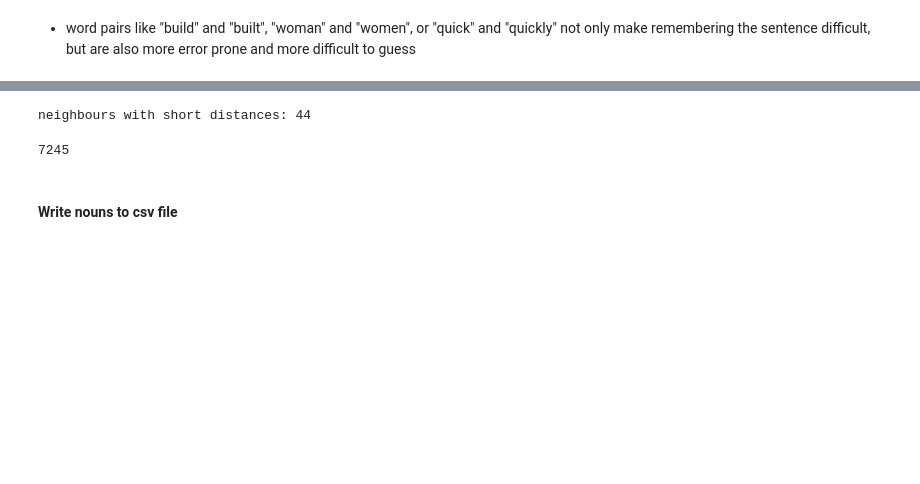
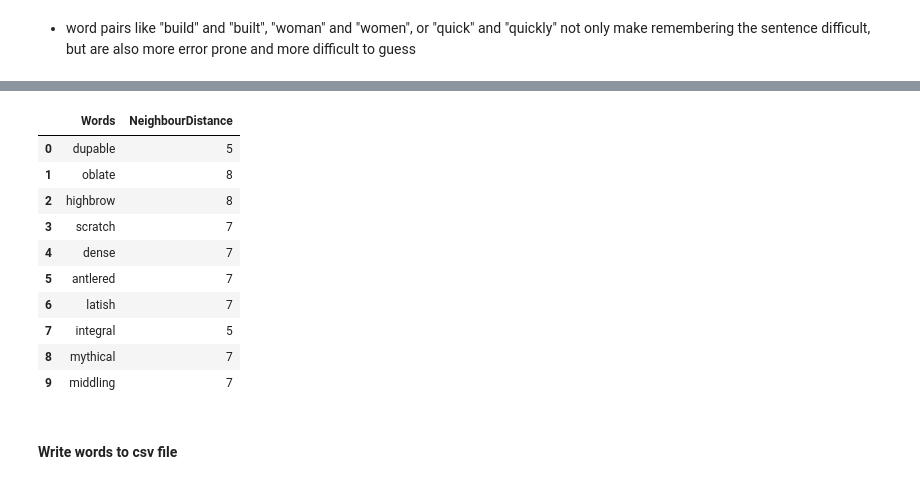
Before and after one commit to sdaros/placeword, a Jupyter notebook: dictcc_dictionary.ipynb, the cells around one changed output, grey strips where cells are left out. Saved outputs shown, nothing was run; the diff lists cells and outputs as text; code cells hidden in the pictures; blank space fills up the shorter version.

```diff
--- a/dictcc_dictionary.ipynb
+++ b/dictcc_dictionary.ipynb
@@ -204,6 +226,16 @@ neighbours with short distances: 44
 # %%
 min_distance_adjectives = spread_words(adjectives["EnglishWord"].values)
-len(min_distance_adjectives)
+adjectives_ready_for_export = insert_neighbour_distance(min_distance_adjectives)
+adjectives_ready_for_export[:10]
 # %% [output]
-neighbours with short distances: 44
-7245
+|  | Words | NeighbourDistance |
+| 0 | dupable | 5 |
+| 1 | oblate | 8 |
+| 2 | highbrow | 8 |
+| 3 | scratch | 7 |
+| 4 | dense | 7 |
+| 5 | antlered | 7 |
+| 6 | latish | 7 |
+| 7 | integral | 5 |
+| 8 | mythical | 7 |
+| 9 | middling | 7 |
@@ -213,2 +242,2 @@ min_distance_verbs = verbs["EnglishWord"].values
 # %% [markdown]
-#### Write nouns to csv file
+#### Write words to csv file
```
Also changed, not shown: parts of 7 cells of this notebook, 2 other files.
